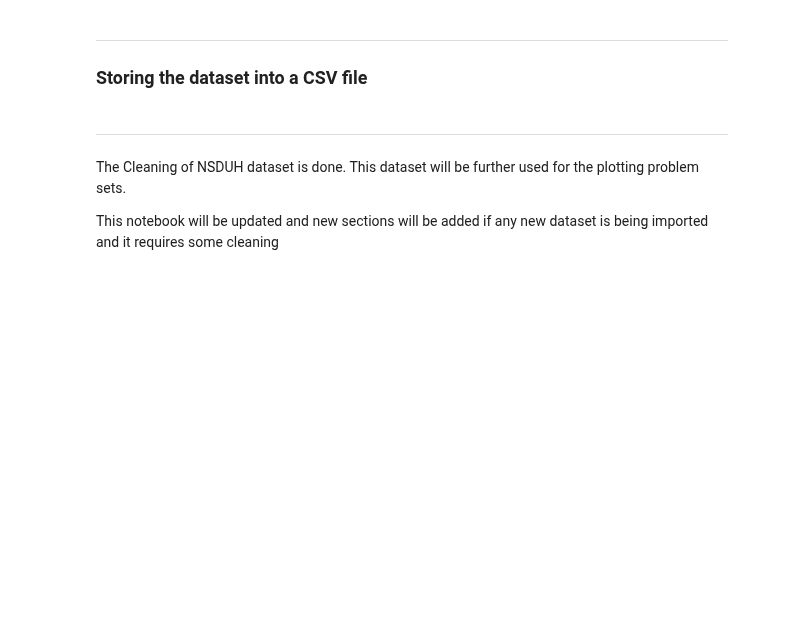
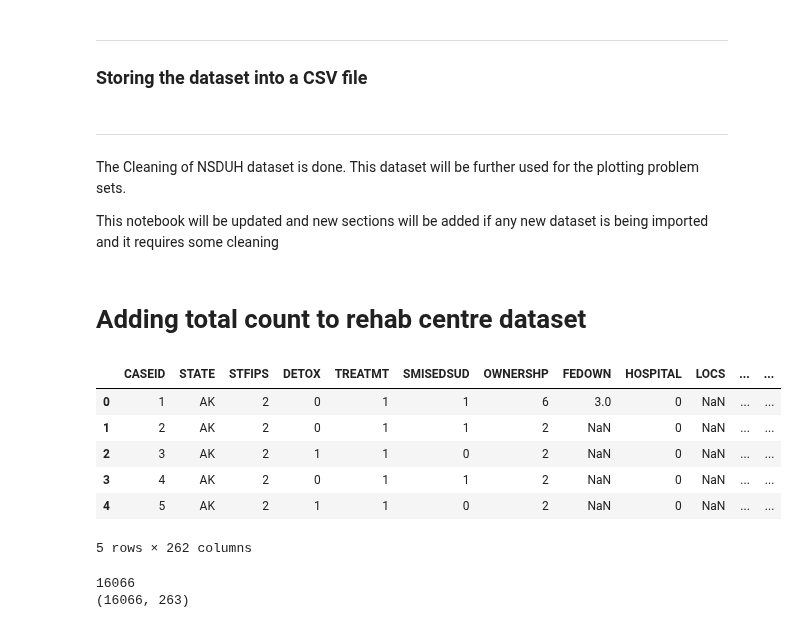
Before and after one commit to gauravshetty98/Analyzing-Statewise-Substance-Abuse-And-Its-Correalation, a Jupyter notebook: data_extraction.ipynb, the cells around one changed output. Saved outputs shown, nothing was run; the diff lists cells and outputs as text; code cells hidden in the pictures; blank space fills up the shorter version.

Commit message:
Added total count to Rehab Dataset

```diff
--- a/data_extraction.ipynb
+++ b/data_extraction.ipynb
@@ -253,3 +253,5 @@ final_dataset.to_csv(os.path.join(dir + "//" + folder_name, "state_dataset.csv")
 The Cleaning of NSDUH dataset is done. This dataset will be further used for the plotting problem sets.
 
 This notebook will be updated and new sections will be added if any new dataset is being imported and it requires some cleaning
+# %% [markdown]
+# Adding total count to rehab centre dataset
@@ -255,0 +260,33 @@ This notebook will be updated and new sections will be added if any new dataset
+# %%
+rehab_df = pd.read_csv('rehabData.csv')
+rehab_df.head()
+# %% [output]
+|  | CASEID | STATE | STFIPS | DETOX | TREATMT | SMISEDSUD | OWNERSHP | FEDOWN | HOSPITAL | LOCS | ... | ... |
+| 0 | 1 | AK | 2 | 0 | 1 | 1 | 6 | 3.0 | 0 | NaN | ... | ... |
+| 1 | 2 | AK | 2 | 0 | 1 | 1 | 2 | NaN | 0 | NaN | ... | ... |
+| 2 | 3 | AK | 2 | 1 | 1 | 0 | 2 | NaN | 0 | NaN | ... | ... |
+| 3 | 4 | AK | 2 | 0 | 1 | 1 | 2 | NaN | 0 | NaN | ... | ... |
+| 4 | 5 | AK | 2 | 1 | 1 | 0 | 2 | NaN | 0 | NaN | ... | ... |
+5 rows × 262 columns
+# %%
+count = 1
+count_list = []
+for i in range(rehab_df.shape[0]-1):
+  if rehab_df.iloc[i,1] == rehab_df.iloc[i+1, 1]:
+    count = count + 1
+  else:
+    for y in range(count):
+      count_list.append(count)
+    #rehab_df[i,262] = count
+    #print(rehab_df.iloc[i,1], rehab_df.iloc[i,rehab_df.shape[1]-1])
+    count = 1
+for y in range(count):
+  count_list.append(count)
+rehab_df['Total Count'] = count_list
+
+print(len(count_list))
+print(rehab_df.shape)
+rehab_df['Total Count']
+# %% [output]
+16066
+(16066, 263)
```
Also changed, not shown: parts of 2 cells of this notebook.
